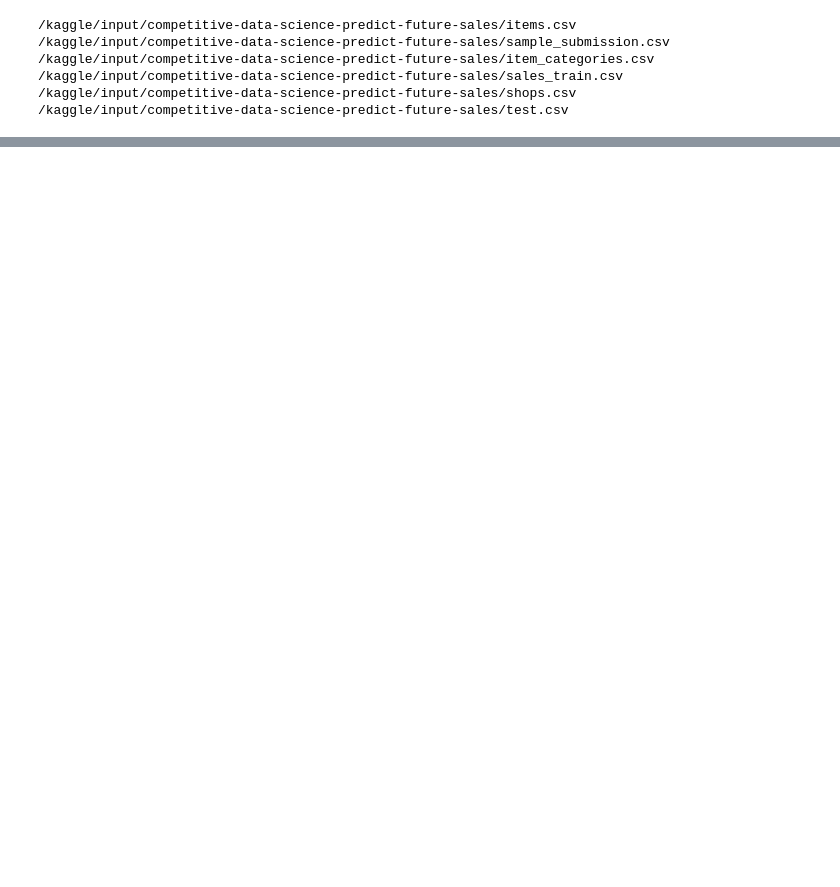
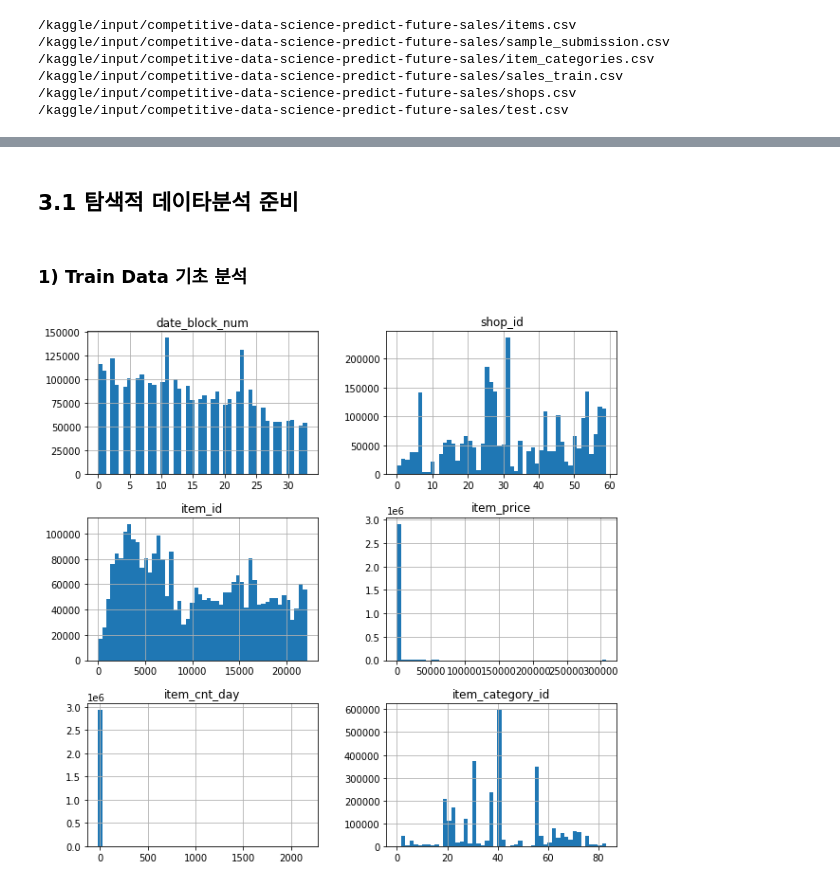
Before and after one commit to kimsangkyeong/kaggles, a Jupyter notebook: predictfutuersales.ipynb, the cells around one changed output, grey strips where cells are left out. Drawn from its saved outputs; the diff is of its cells as text; code cells hidden in the pictures; blank space fills up the shorter version.

Commit message:
Kaggle Notebook | PredictFutuerSales | Version 2

```diff
--- a/predictfutuersales.ipynb
+++ b/predictfutuersales.ipynb
@@ -25,0 +129,11 @@ for dirname, _, filenames in os.walk('/kaggle/input'):
+# %%
+data_dir = Path("../input/competitive-data-science-predict-future-sales/")
+df_item_category = pd.read_csv(data_dir / "item_categories.csv")  # pd.read_csv(data_dir / "train.csv", index_col="Id")
+df_items = pd.read_csv(data_dir / "items.csv")  # pd.read_csv(data_dir / "train.csv", index_col="Id")
+df_sales_train = pd.read_csv(data_dir / "sales_train.csv")  # pd.read_csv(data_dir / "train.csv", index_col="Id")
+df_shops = pd.read_csv(data_dir / "shops.csv")  # pd.read_csv(data_dir / "train.csv", index_col="Id")
+df_test = pd.read_csv(data_dir / "test.csv")  # pd.read_csv(data_dir / "train.csv", index_col="Id")
+# %%
+for df in [df_item_category, df_items, df_sales_train, df_shops, df_test] :
+    display(df.head(2))
+df_train_raw = pd.merge(df_sales_train, df_items, how='left').drop(['item_name'], axis=1)
@@ -25,0 +198,14 @@ for dirname, _, filenames in os.walk('/kaggle/input'):
+# %% [markdown]
+## 3.1 탐색적 데이타분석 준비
+# %% [markdown]
+### 1) Train Data 기초 분석
+# %%
+# EDA를 위한 학습 데이터를 복사합니다.
+df_eda = df_train_raw.copy()
+# %%
+%%time
+%matplotlib inline
+df_eda.hist(bins=50, figsize=(10,10))
+plt.show()
+# %% [output]
+[figure, added]
```
Also changed, not shown: parts of 15 cells of this notebook.
